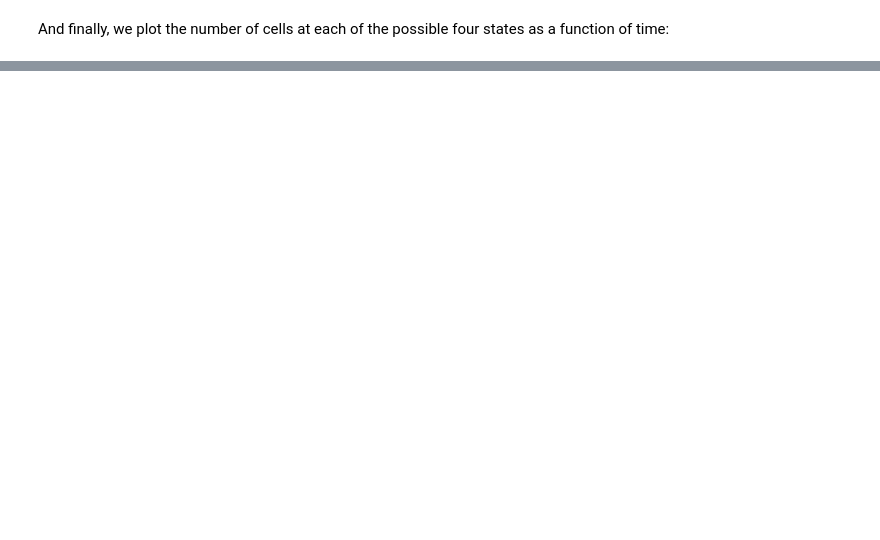
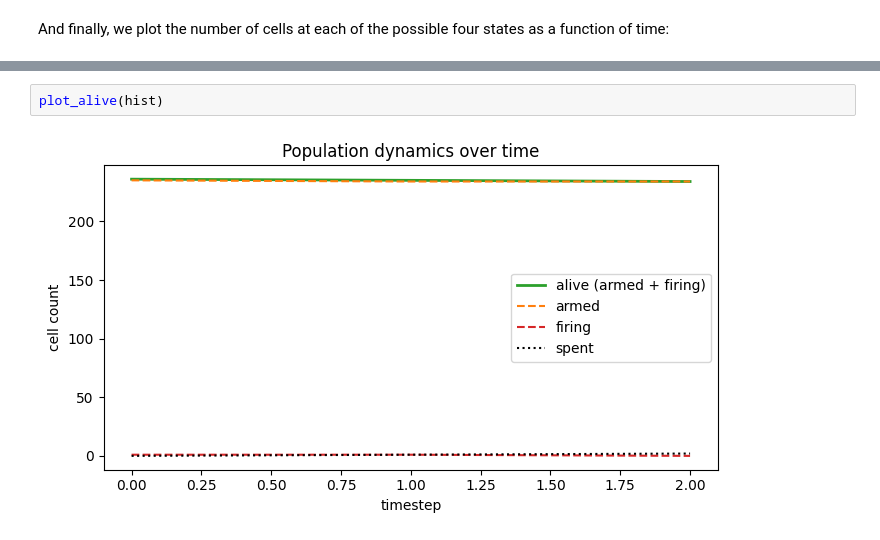
Before and after one commit to IgnacioMPineda/IPT-problem---Mousetrap-Dynamics, a Jupyter notebook: Notebook 0 - Theory and Applications. Approach to the problem.ipynb, the cells around one changed output, grey strips where cells are left out. Drawn from its saved outputs; the diff is of its cells as text; blank space fills up the shorter version.

```diff
--- a/Notebook 0 - Theory and Applications. Approach to the problem.ipynb
+++ b/Notebook 0 - Theory and Applications. Approach to the problem.ipynb
@@ -210,0 +217,4 @@ Cascade ran for 7 frames
+# %%
+plot_alive(hist)
+# %% [output]
+[figure, added]
```
Also changed, not shown: parts of 13 cells of this notebook.
